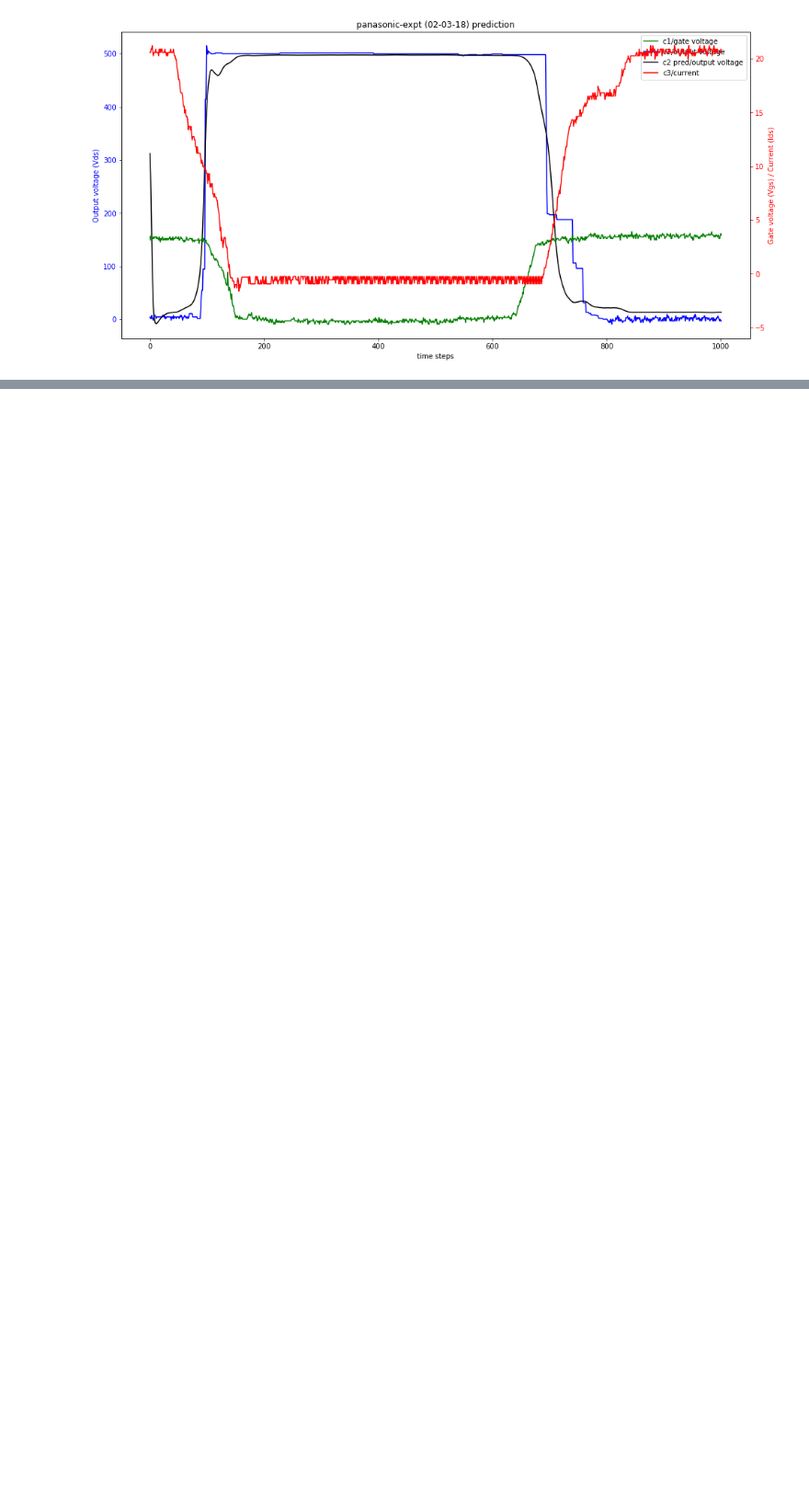
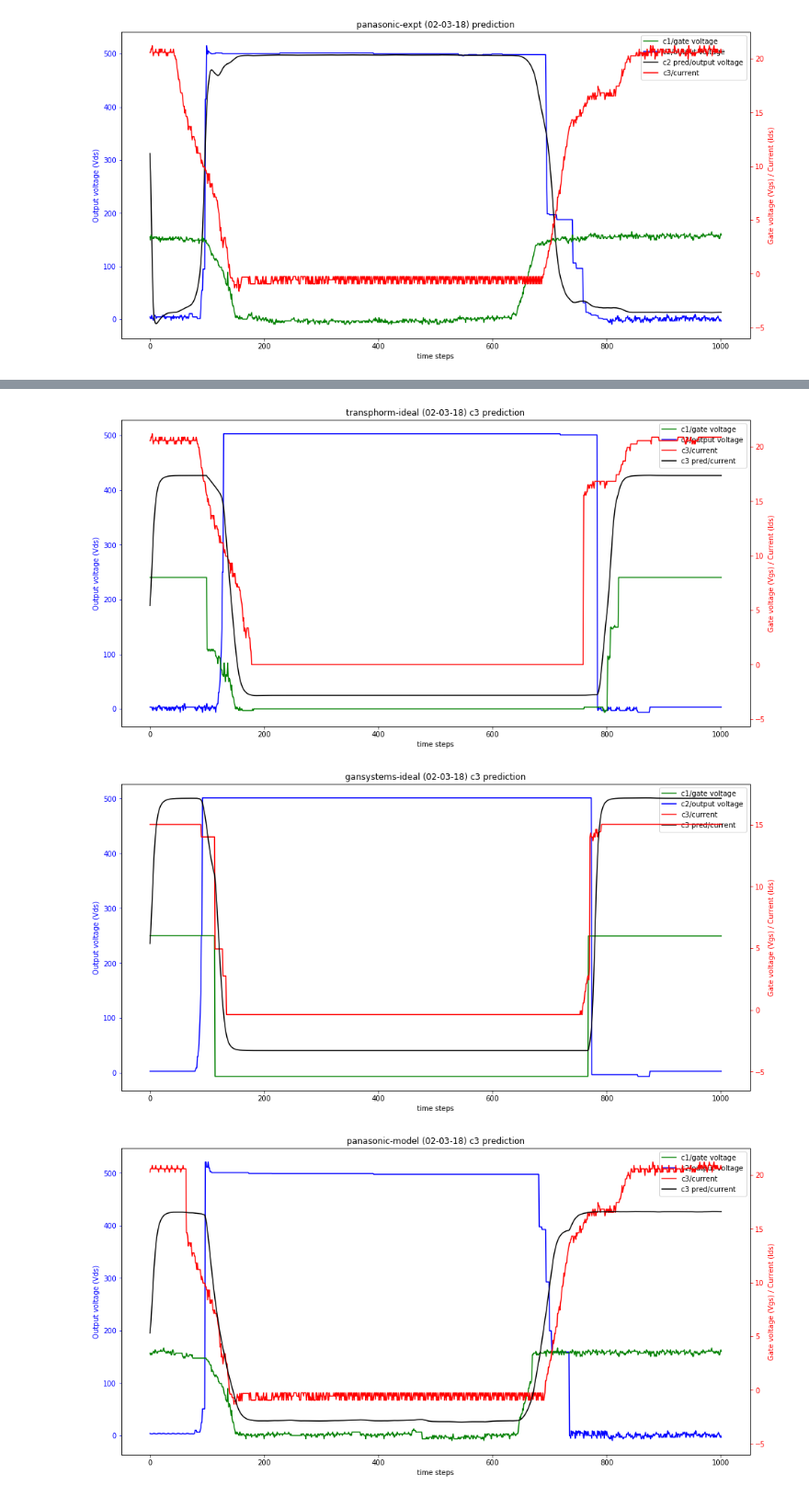
Before and after one commit to srbhchandra/NN_learn, a Jupyter notebook: projects/GaN/GaN voltage prediction 2018-02-17.ipynb, the cells around one changed output, grey strips where cells are left out. Shown at 92% size. Cells and saved outputs as stored; diff of their text form; code cells hidden in the pictures; blank space fills up the shorter version.

```diff
--- a/projects/GaN/GaN voltage prediction 2018-02-17.ipynb
+++ b/projects/GaN/GaN voltage prediction 2018-02-17.ipynb
@@ -425,0 +644,19 @@ for i in range(x_test.shape[0]):
+# %%
+def plot_prediction1(x, y, y_pred, title=None, save=False):
+    x = (x * x_std) + x_mean
+    y = (y * y_std) + y_mean
+    y_pred = (y_pred * y_std) + y_mean  # c3
+    plot_data(c1=x[pad_length:,0], c3=y[pad_length:].ravel(), c2=x[pad_length:,1],
+              c1_pred=None, c3_pred=y_pred[pad_length:].ravel(), c2_pred=None, title=title, save=save)
+
+
+for i in range(x_train.shape[0]):
+    row = train_df.iloc[i]
+    figname = f'{row.device_name}-{row.graph_type} ({row.date}) c3 prediction'
+    plot_prediction1(x_train[i], y_train[i], y_train_pred[i], title=figname, save=False)
+#     plot_data(c1=row.c1, c3=row.c3, c2=row.c2, c1_pred=None,
+#               c3_pred=y_train_pred[i][pad_length:].ravel(), c2_pred=None, title=None, save=False)
+# %% [output]
+[figure, added]
+[figure, added]
+[figure, added]
```
Also changed, not shown: parts of 31 cells of this notebook, 9 other files.
